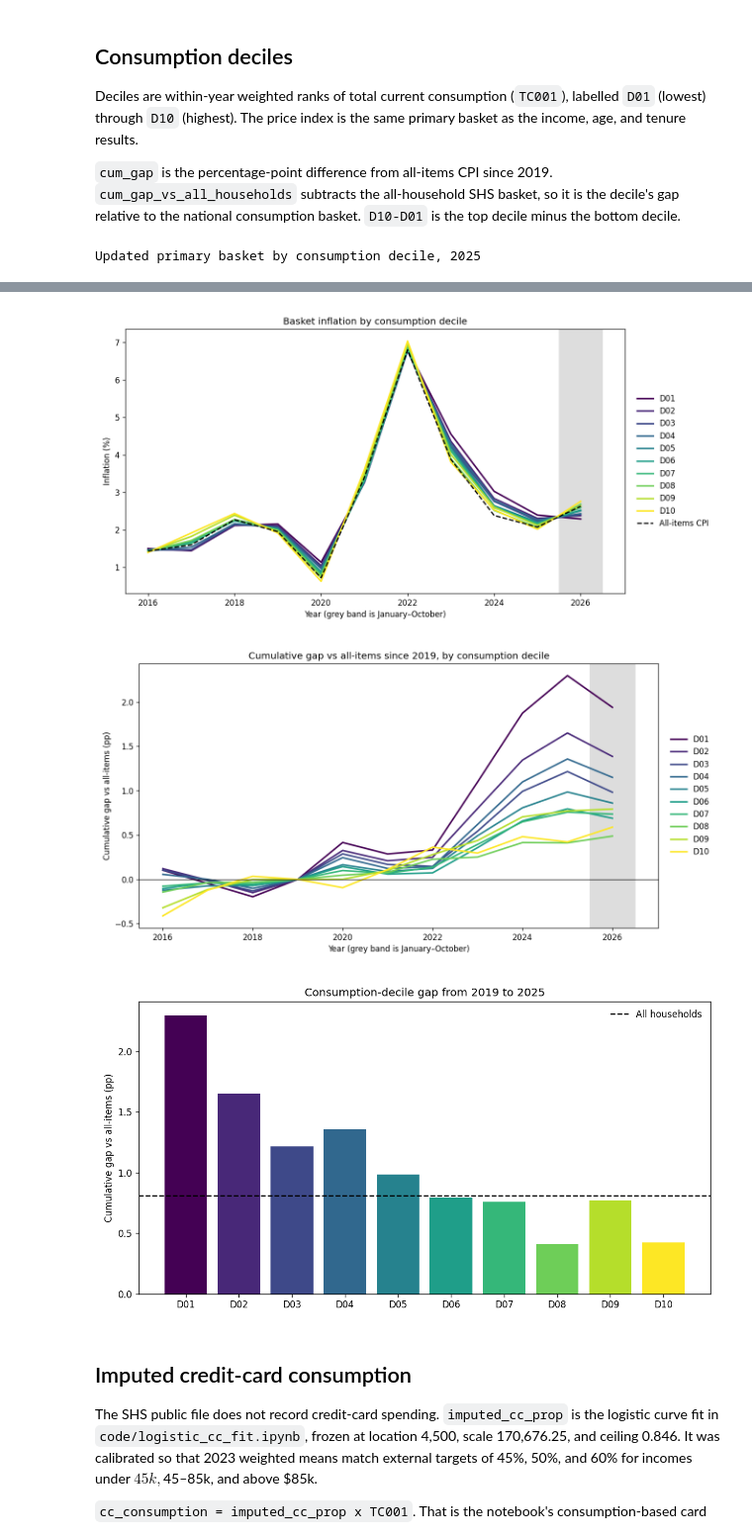
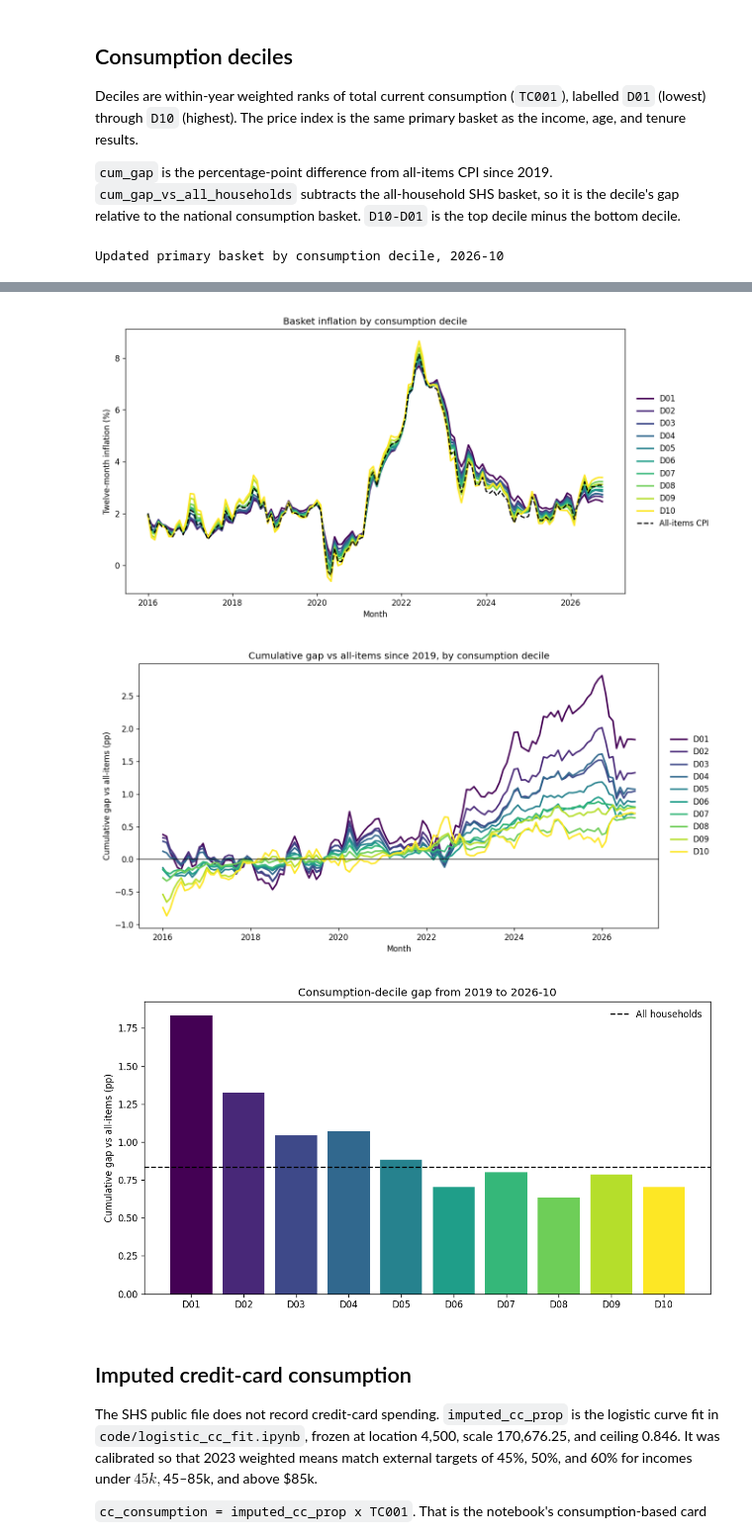
Before and after one commit to TomcatPcat/relative_inflation, a Jupyter notebook: code/category_inflation/shs_category_inflation.ipynb, the cells around one changed output, grey strips where cells are left out. Shown at 99% size. Cells and saved outputs as stored; diff of their text form; code cells hidden in the pictures.

Commit message:
Move basket inflation from calendar-year means to a monthly twelve-month rate.
Co-authored-by: Cursor <cursoragent@cursor.com>

```diff
--- a/code/category_inflation/shs_category_inflation.ipynb
+++ b/code/category_inflation/shs_category_inflation.ipynb
@@ -54,12 +54,12 @@ from category_inflation.baskets import (
     TENURE_ORDER,
     TENURE_PRETTY,
 )
-from category_inflation.plots import latest_full_year
+from category_inflation.plots import latest_month
 from category_inflation.run_category_inflation import main
 
 results = main()
 shares = results["shares"]
 indexes = results["indexes"]
 out = ROOT / "outputs" / "category_inflation"
-END = latest_full_year(indexes)
+END = latest_month(indexes)
 # %% [output]
@@ -420,14 +420,14 @@ Deciles are within-year weighted ranks of total current consumption (`TC001`), l
 from category_inflation.baskets import CONS_DECILE_ORDER
 
 deciles = results["deciles"].copy()
-show = deciles[deciles["year"] == END].copy()
+show = deciles[deciles["date"] == END].copy()
 order = list(CONS_DECILE_ORDER) + ["D10-D01"]
 show["group"] = pd.Categorical(show["group"], categories=order, ordered=True)
 show = show.sort_values("group")
 for col in ["inflation", "cum_gap", "inflation_vs_all_households", "cum_gap_vs_all_households"]:
     show[col] = (show[col] * 100).round(2)
 print(f"Updated primary basket by consumption decile, {END}")
-display(show.drop(columns=["partial_year"]))
+display(show)
 
 fig = out / "figures"
 for name in [
@@ -438,4 +438,4 @@ for name in [
 ]:
     display(Image(filename=str(fig / name)))
 # %% [output]
-Updated primary basket by consumption decile, 2025
+Updated primary basket by consumption decile, 2026-10
@@ -454,7 +454,7 @@ Updated primary basket by consumption decile, 2025
 [figure]
-[figure, old version]
+[figure, new version]
-[figure, old version]
+[figure, new version]
-[figure, old version]
+[figure, new version]
 # %% [markdown]
 ## Imputed credit-card consumption
 
```
Also changed, not shown: parts of 9 cells of this notebook, 25 other files.
